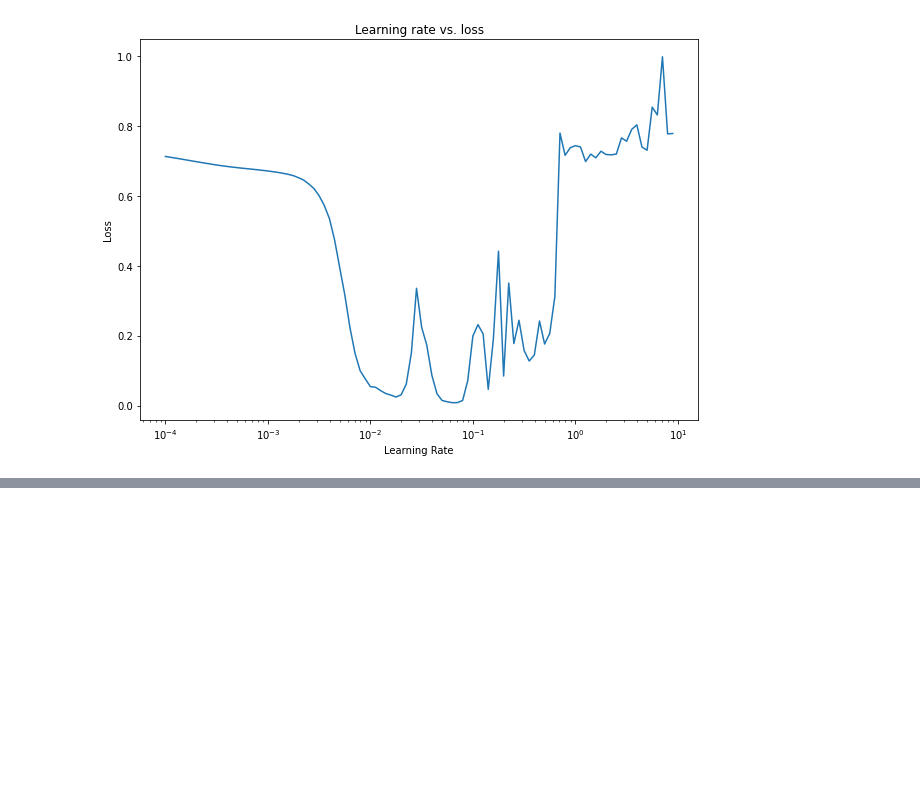
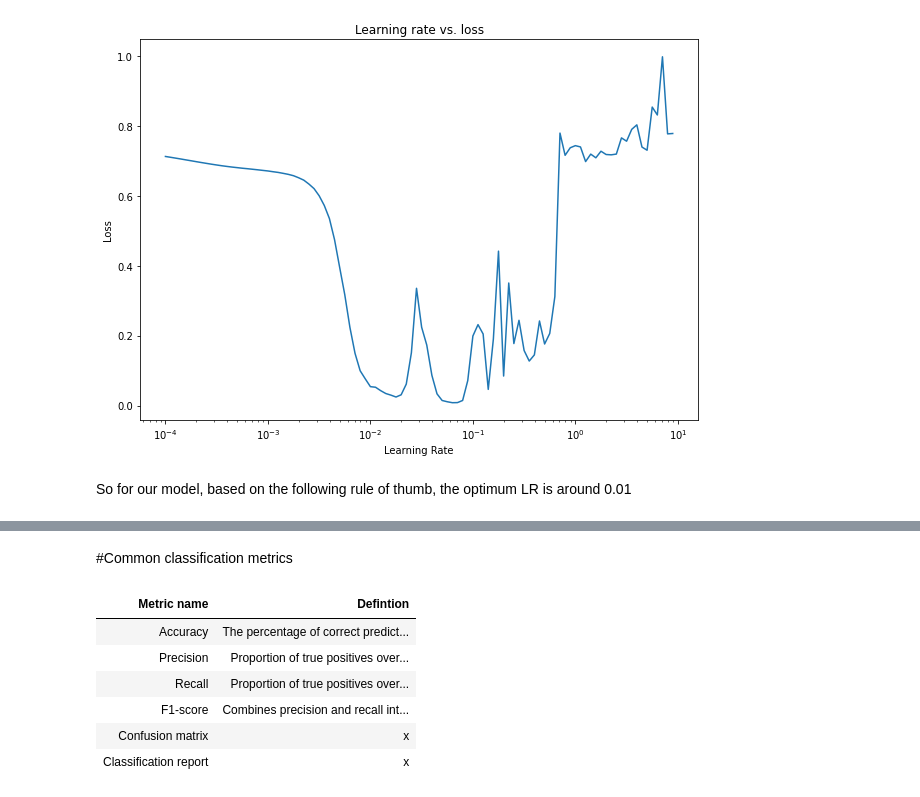
Before and after one commit to ehsanem/Tensorflow, a Jupyter notebook: Classification.ipynb, the cells around one changed output, grey strips where cells are left out. Cells and saved outputs as stored; diff of their text form; code cells hidden in the pictures; blank space fills up the shorter version.

Commit message:
Confusion matrix

```diff
--- a/Classification.ipynb
+++ b/Classification.ipynb
@@ -197,8 +197,29 @@ plt.ylabel("Loss")
 plt.title("Learning rate vs. loss");
 # %% [output]
 [figure]
+# %% [markdown]
+So for our model, based on the following rule of thumb, the optimum LR is around 0.01
 # %% [markdown]
 ##LR rule of thumb
 Usually LR is equal to 1 times smaller than the lowest point of the LR.
 
 ![image.png](embedded-picture-1)
+# %% [markdown]
+#Common classification metrics
+# %%
+
+pd.DataFrame({'Metric name':['Accuracy','Precision', 'Recall', 'F1-score', 'Confusion matrix', 'Classification report'],
+              'Defintion': ['The percentage of correct predictions',
+                            'Proportion of true positives over total number of samples.',
+                            'Proportion of true positives over total number of true positives and false negatives',
+                            'Combines precision and recall into one metric. 1 is best, 0 is worst.',
+                            'x',
+                            'x']}).style.hide_index()
+# %% [output]
+| Metric name | Defintion |
+| Accuracy | The percentage of correct predict... |
+| Precision | Proportion of true positives over... |
+| Recall | Proportion of true positives over... |
+| F1-score | Combines precision and recall int... |
+| Confusion matrix | x |
+| Classification report | x |
```
Also changed, not shown: parts of 6 cells of this notebook.
